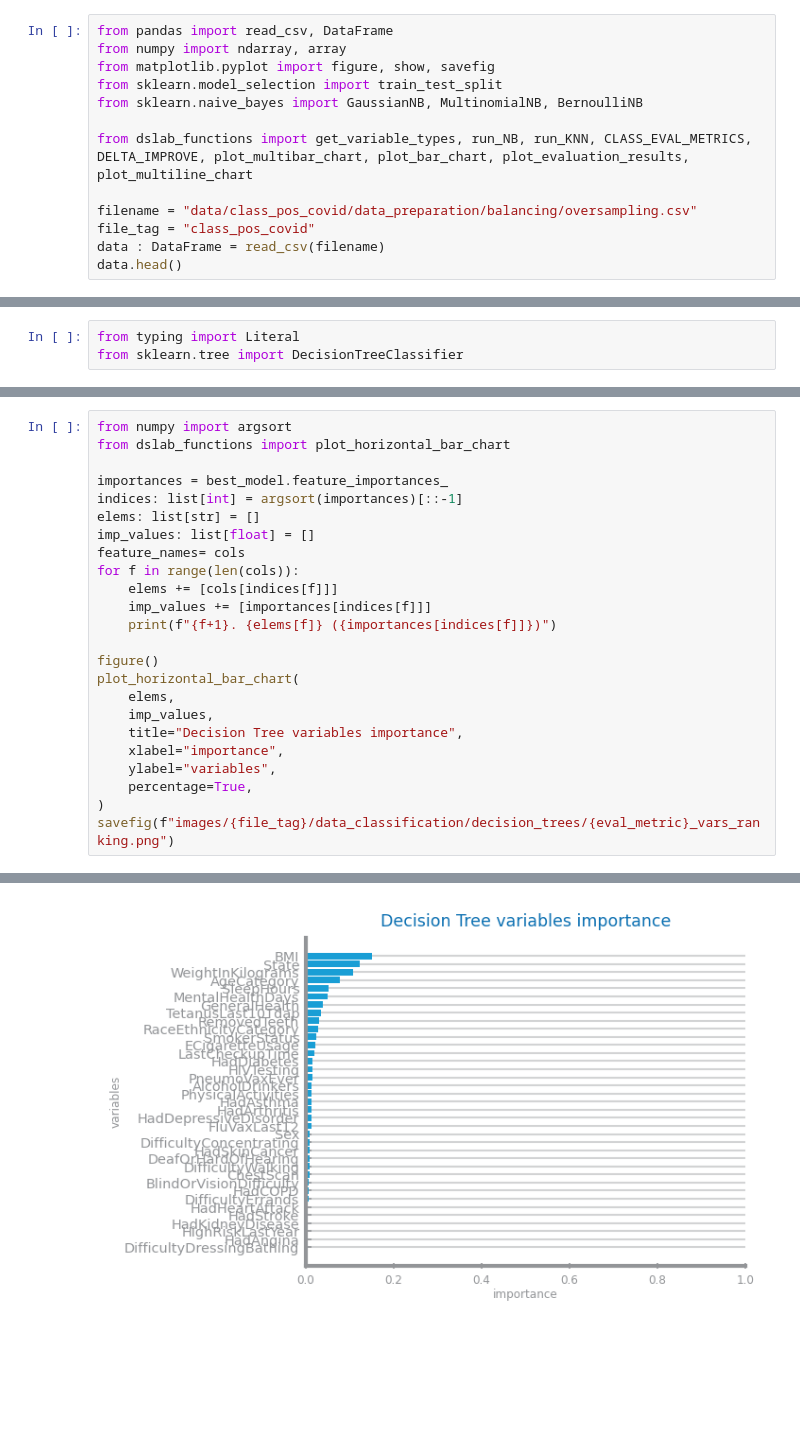
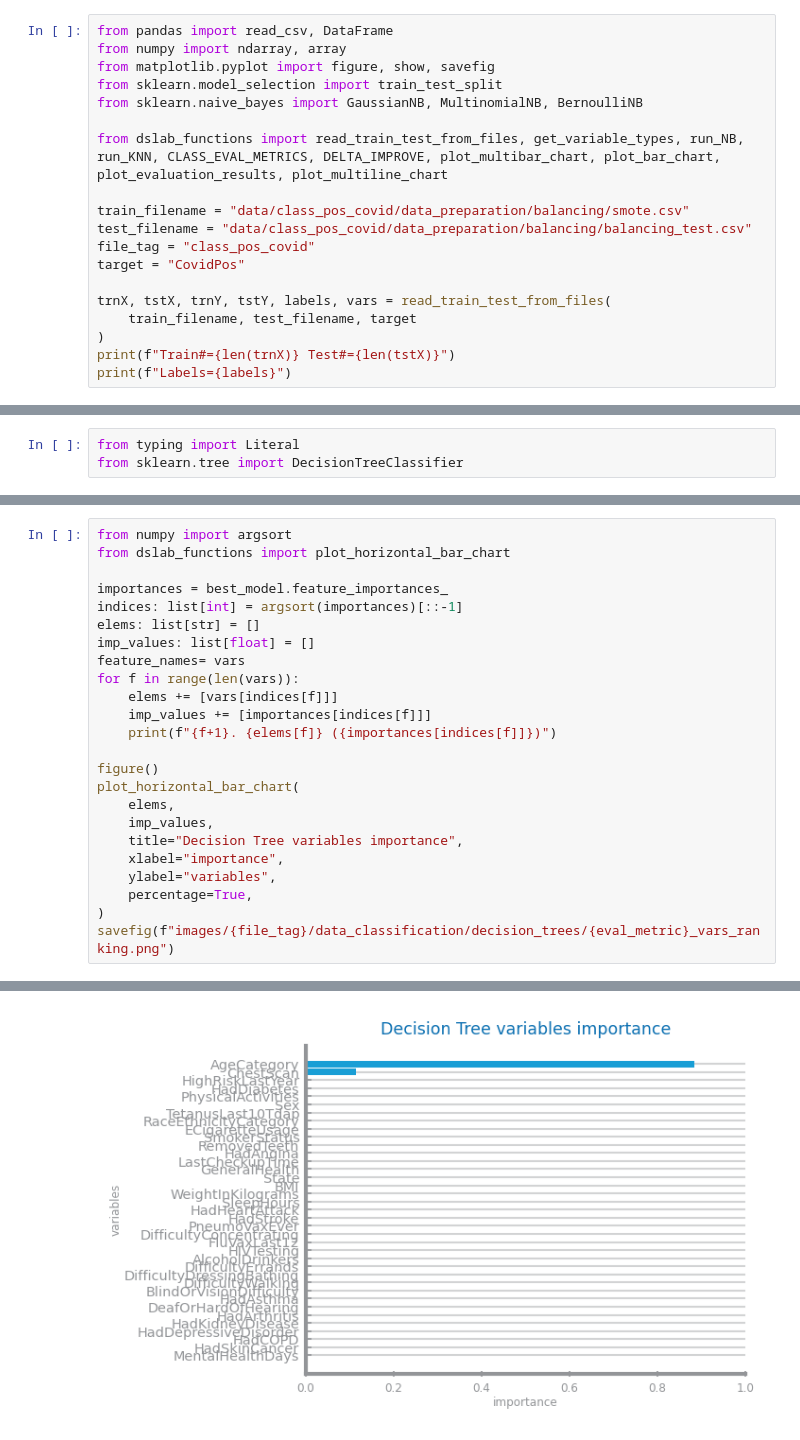
Before and after one commit to raquelfmcardoso/datascience-2023-2024-project, a Jupyter notebook: classification/covid_dataclassification.ipynb, the cells around one changed output, grey strips where cells are left out. Drawn from its saved outputs; the diff is of its cells as text; blank space fills up the shorter version.

```diff
--- a/classification/covid_dataclassification.ipynb
+++ b/classification/covid_dataclassification.ipynb
@@ -5,10 +5,16 @@ from matplotlib.pyplot import figure, show, savefig
 from sklearn.model_selection import train_test_split
 from sklearn.naive_bayes import GaussianNB, MultinomialNB, BernoulliNB
 
-from dslab_functions import get_variable_types, run_NB, run_KNN, CLASS_EVAL_METRICS, DELTA_IMPROVE, plot_multibar_chart, plot_bar_chart, plot_evaluation_results, plot_multiline_chart
+from dslab_functions import read_train_test_from_files, get_variable_types, run_NB, run_KNN, CLASS_EVAL_METRICS, DELTA_IMPROVE, plot_multibar_chart, plot_bar_chart, plot_evaluation_results, plot_multiline_chart
 
-filename = "data/class_pos_covid/data_preparation/balancing/oversampling.csv"
+train_filename = "data/class_pos_covid/data_preparation/balancing/smote.csv"
+test_filename = "data/class_pos_covid/data_preparation/balancing/balancing_test.csv"
 file_tag = "class_pos_covid"
-data : DataFrame = read_csv(filename)
-data.head()
+target = "CovidPos"
+
+trnX, tstX, trnY, tstY, labels, vars = read_train_test_from_files(
+    train_filename, test_filename, target
+)
+print(f"Train#={len(trnX)} Test#={len(tstX)}")
+print(f"Labels={labels}")
 # %% [output]
@@ -297,9 +293,9 @@ importances = best_model.feature_importances_
 indices: list[int] = argsort(importances)[::-1]
 elems: list[str] = []
 imp_values: list[float] = []
-feature_names= cols
-for f in range(len(cols)):
-    elems += [cols[indices[f]]]
+feature_names= vars
+for f in range(len(vars)):
+    elems += [vars[indices[f]]]
     imp_values += [importances[indices[f]]]
     print(f"{f+1}. {elems[f]} ({importances[indices[f]]})")
 
@@ -334,4 +330,4 @@ savefig(f"images/{file_tag}/data_classification/decision_trees/{eval_metric}_var
-[figure, old version]
+[figure, new version]
 # %%
 crit: Literal["entropy", "gini"] = params["params"][0]
 d_max = 25
```
Also changed, not shown: parts of 15 cells of this notebook, 52 other files.
